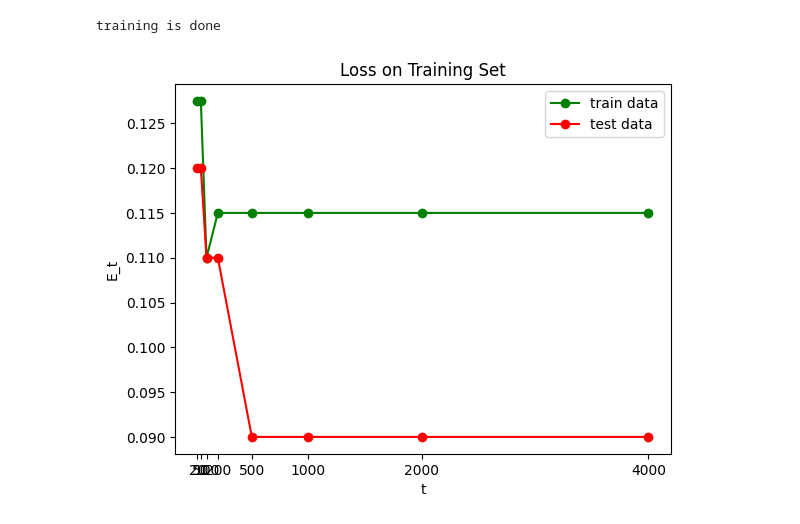
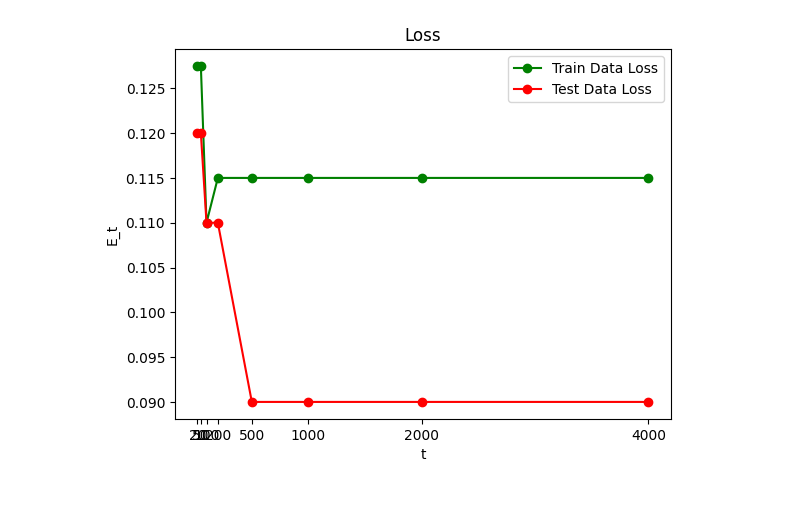
Before and after one commit to sehbeygi79/AdaBoost, a Jupyter notebook: adaboost.ipynb, the cells around one changed output. Drawn from its saved outputs; the diff is of its cells as text; code cells hidden in the pictures.

```diff
--- a/adaboost.ipynb
+++ b/adaboost.ipynb
@@ -184,6 +194,6 @@ this is how $E_t$ changes on training dataset
 # %%
 E_train, E_test = [], []
-time_steps = range(1, T + 1)
+time_steps = range(1, 20 + 1)
 for t in time_steps:
     y_train_hat = adaboost.predict(X_train, t).reshape(-1,1)
     E_train.append(np.sum(y_train != y_train_hat) / y_train.shape[0])
@@ -205,26 +222,20 @@ plt.show()
 # %%
-T = 4000
-adaboost = AdaBoost(num_iter=T)
-adaboost.train(X_train, y_train)
-print('training is done')
-
 E_train, E_test = [], []
 time_steps = (20, 50, 100, 200, 500, 1000, 2000, 4000)
 for t in time_steps:
     y_train_hat = adaboost.predict(X_train, t).reshape(-1, 1)
     E_train.append(np.sum(y_train != y_train_hat) / y_train.shape[0])
 
     y_test_hat = adaboost.predict(X_test, t).reshape(-1, 1)
     E_test.append(np.sum(y_test != y_test_hat) / y_test.shape[0])
 
 plt.plot(time_steps, E_train, label="Train Data Loss", color="green", marker="o")
 plt.plot(time_steps, E_test, label="Test Data Loss", color="red", marker="o")
 plt.title("Loss")
 plt.xlabel("t")
 plt.ylabel("E_t")
 plt.legend()
 plt.xticks(time_steps)
 plt.show()
 # %% [output]
-training is done
-[figure, old version]
+[figure, new version]
```
Also changed, not shown: parts of 14 cells of this notebook.
